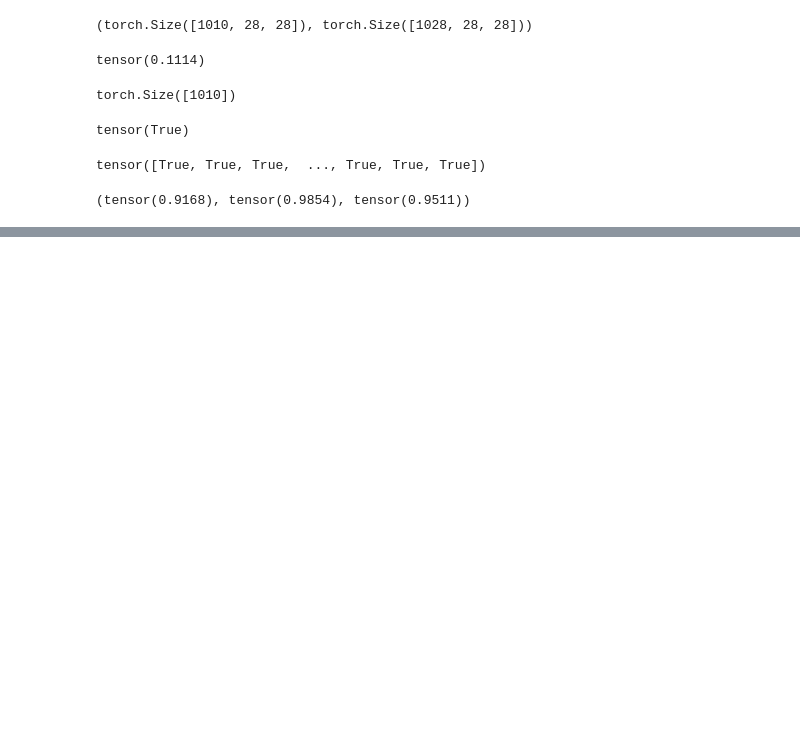
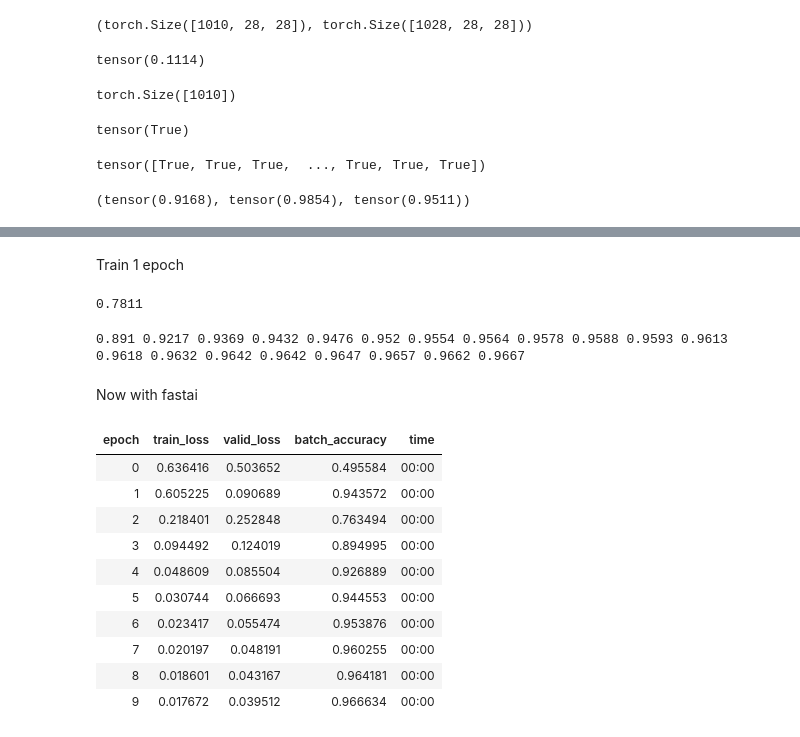
Before and after one commit to tsarevboris/ai-explore, a Jupyter notebook: notebooks/learn/fastai_mnist.ipynb, the cells around one changed output, grey strips where cells are left out. Cells and saved outputs as stored; diff of their text form; code cells hidden in the pictures; blank space fills up the shorter version.

```diff
--- a/notebooks/learn/fastai_mnist.ipynb
+++ b/notebooks/learn/fastai_mnist.ipynb
@@ -171,0 +280,21 @@ accuracy_3s, accuracy_7s, (accuracy_3s + accuracy_7s) / 2
+# %%
+def validate_epoch(model):
+    accs = [batch_accuracy(model(xb), yb) for xb,yb in valid_dl]
+    return round(torch.stack(accs).mean().item(), 4)
+# %% [markdown]
+Train 1 epoch
+# %%
+lr = 1.
+params = weigths, bias
+train_epoch(linear1, lr, params)
+validate_epoch(linear1)
+# %% [output]
+0.7811
+# %%
+for i in range(20):
+    train_epoch(linear1, lr, params)
+    print(validate_epoch(linear1), end=' ')
+# %% [output]
+0.891 0.9217 0.9369 0.9432 0.9476 0.952 0.9554 0.9564 0.9578 0.9588 0.9593 0.9613 0.9618 0.9632 0.9642 0.9642 0.9647 0.9657 0.9662 0.9667
+# %% [markdown]
+Now with fastai
@@ -171,0 +305,14 @@ accuracy_3s, accuracy_7s, (accuracy_3s + accuracy_7s) / 2
+# %%
+learn.fit(10, lr=lr)
+# %% [output]
+| epoch | train_loss | valid_loss | batch_accuracy | time |
+| 0 | 0.636416 | 0.503652 | 0.495584 | 00:00 |
+| 1 | 0.605225 | 0.090689 | 0.943572 | 00:00 |
+| 2 | 0.218401 | 0.252848 | 0.763494 | 00:00 |
+| 3 | 0.094492 | 0.124019 | 0.894995 | 00:00 |
+| 4 | 0.048609 | 0.085504 | 0.926889 | 00:00 |
+| 5 | 0.030744 | 0.066693 | 0.944553 | 00:00 |
+| 6 | 0.023417 | 0.055474 | 0.953876 | 00:00 |
+| 7 | 0.020197 | 0.048191 | 0.960255 | 00:00 |
+| 8 | 0.018601 | 0.043167 | 0.964181 | 00:00 |
+| 9 | 0.017672 | 0.039512 | 0.966634 | 00:00 |
```
Also changed, not shown: parts of 34 cells of this notebook.
